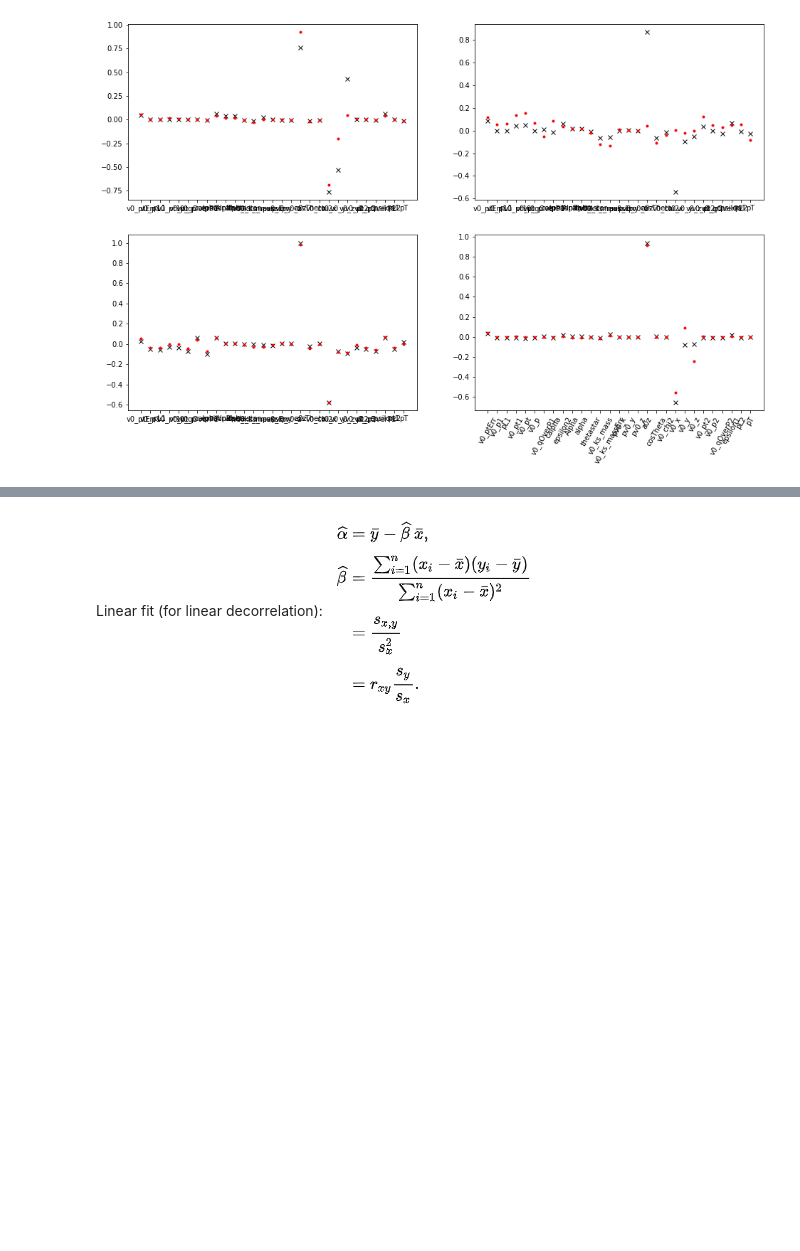
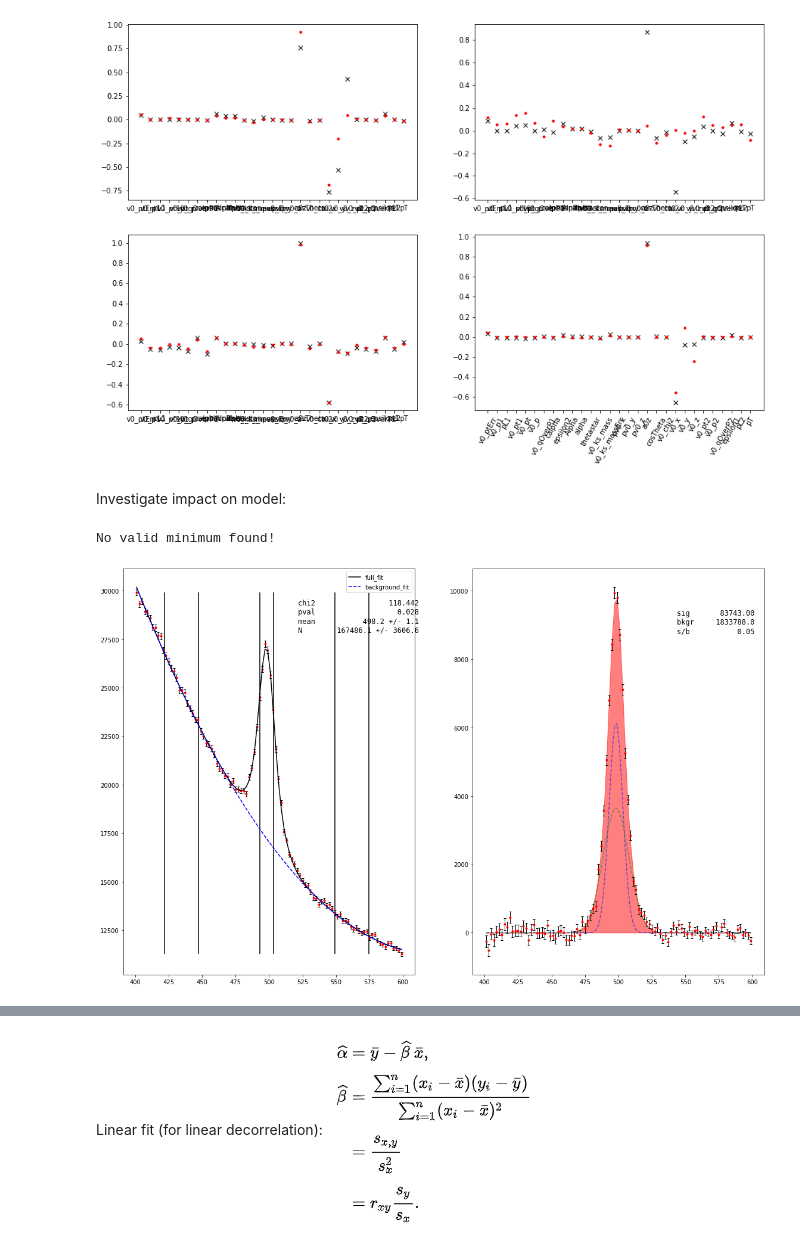
Before and after one commit to Vinther901/PUK, a Jupyter notebook: decorrelate.ipynb, the cells around one changed output, grey strips where cells are left out. Drawn from its saved outputs; the diff is of its cells as text; code cells hidden in the pictures; blank space fills up the shorter version.

Commit message:
added impact on model from rotation

```diff
--- a/decorrelate.ipynb
+++ b/decorrelate.ipynb
@@ -129,3 +129,22 @@ for i in range(4):
     plt.xticks(rotation=60)
 # %% [output]
 [figure]
+# %% [markdown]
+Investigate impact on model:
+# %%
+N = 1e7
+
+path = "data/data15_13TeV.00267358.physics_MinBias.30062015_v0_per_0.root"
+file = uproot.open(path)
+data = file['tree'].pandas.df(['v0_ks_mass'] + f4, entrystop = N)
+
+data = data.loc[(data.v0_ks_mass > 400) & (data.v0_ks_mass < 600)]
+# %%
+train_test_slice = int(len(data)*0.8)
+train_data = data[:train_test_slice]
+test_data = data[train_test_slice:]
+
+train_data = hm.assign_pseudolabels(train_data)
+# %% [output]
+No valid minimum found!
+[figure, added]
```
Also changed, not shown: parts of 4 cells of this notebook.
